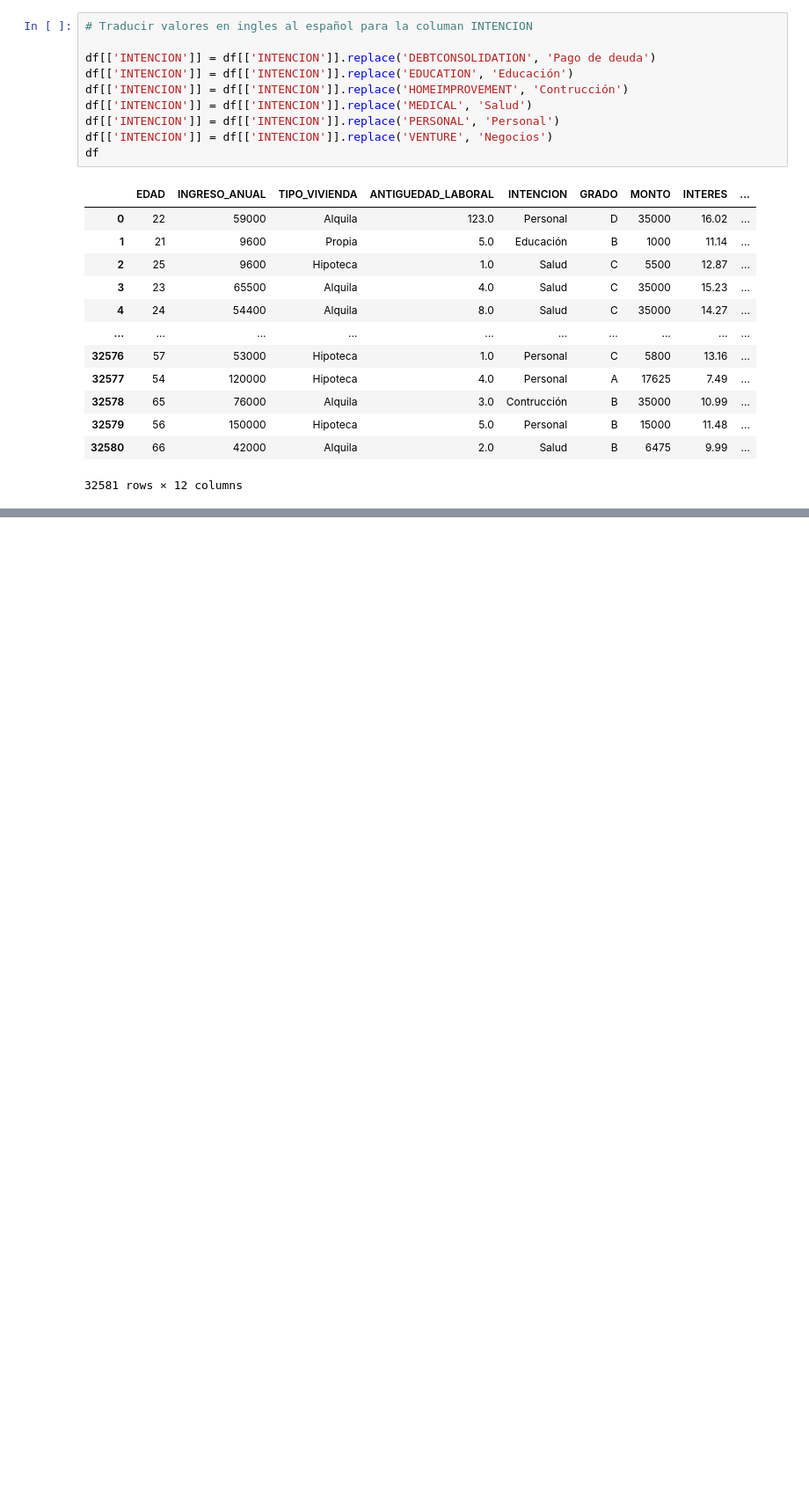
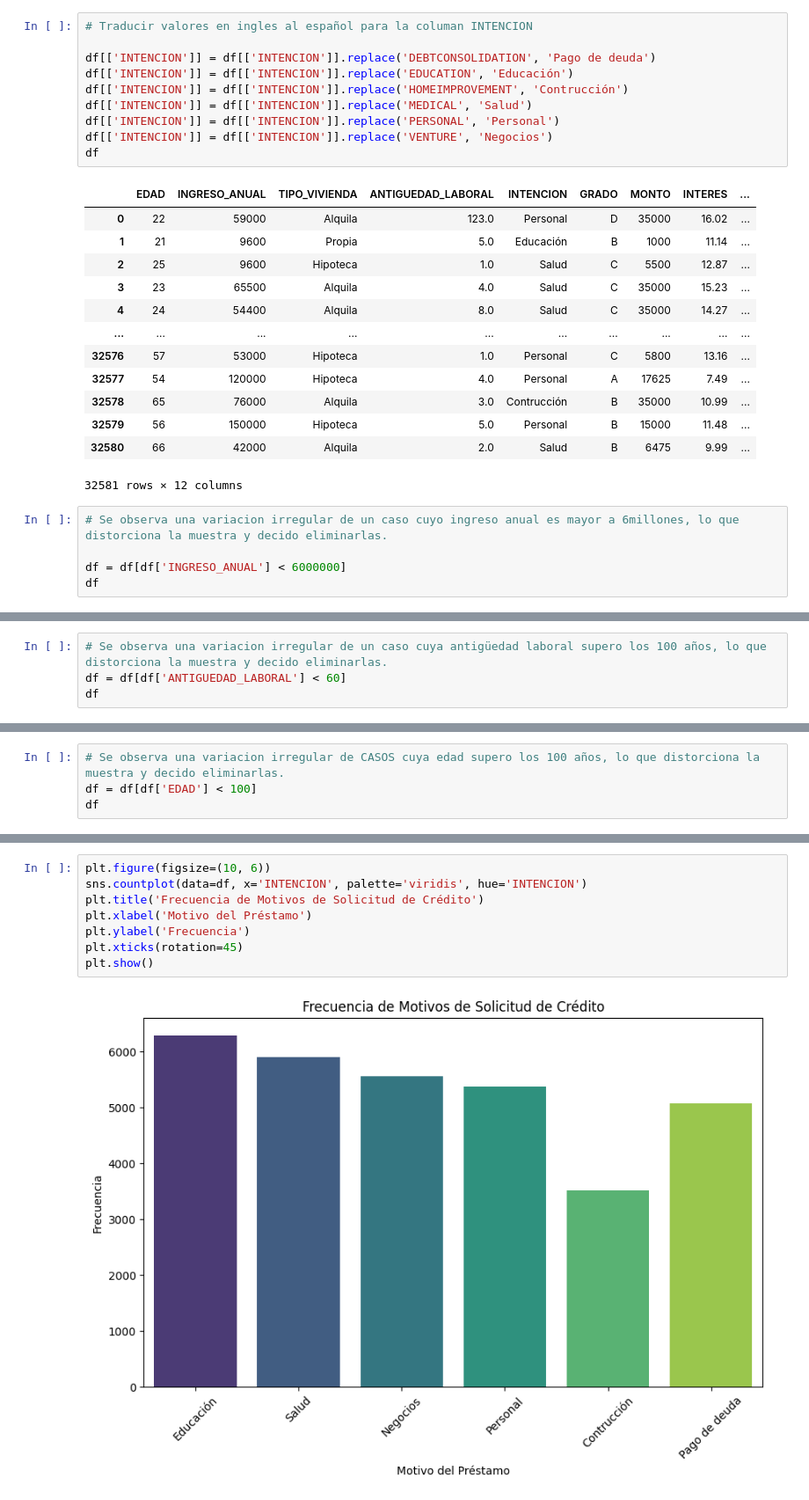
Before and after one commit to melirandazzo/trabajo_ciencia_datos, a Jupyter notebook: ProyectoDS_ParteI_Randazzo.ipynb, the cells around one changed output, grey strips where cells are left out. Shown at 88% size. Saved outputs shown, nothing was run; the diff lists cells and outputs as text; blank space fills up the shorter version.

```diff
--- a/ProyectoDS_ParteI_Randazzo.ipynb
+++ b/ProyectoDS_ParteI_Randazzo.ipynb
@@ -221,3 +221,8 @@ df
 | 32579 | 56 | 150000 | Hipoteca | 5.0 | Personal | B | 15000 | 11.48 | ... |
 | 32580 | 66 | 42000 | Alquila | 2.0 | Salud | B | 6475 | 9.99 | ... |
 32581 rows × 12 columns
+# %%
+# Se observa una variacion irregular de un caso cuyo ingreso anual es mayor a 6millones, lo que distorciona la muestra y decido eliminarlas.
+
+df = df[df['INGRESO_ANUAL'] < 6000000]
+df
@@ -223,0 +243,4 @@ df
+# %%
+# Se observa una variacion irregular de un caso cuya antigüedad laboral supero los 100 años, lo que distorciona la muestra y decido eliminarlas.
+df = df[df['ANTIGUEDAD_LABORAL'] < 60]
+df
@@ -223,0 +261,4 @@ df
+# %%
+# Se observa una variacion irregular de CASOS cuya edad supero los 100 años, lo que distorciona la muestra y decido eliminarlas.
+df = df[df['EDAD'] < 100]
+df
@@ -223,0 +279,10 @@ df
+# %%
+plt.figure(figsize=(10, 6))
+sns.countplot(data=df, x='INTENCION', palette='viridis', hue='INTENCION')
+plt.title('Frecuencia de Motivos de Solicitud de Crédito')
+plt.xlabel('Motivo del Préstamo')
+plt.ylabel('Frecuencia')
+plt.xticks(rotation=45)
+plt.show()
+# %% [output]
+[figure, added]
```
Also changed, not shown: parts of 17 cells of this notebook.
